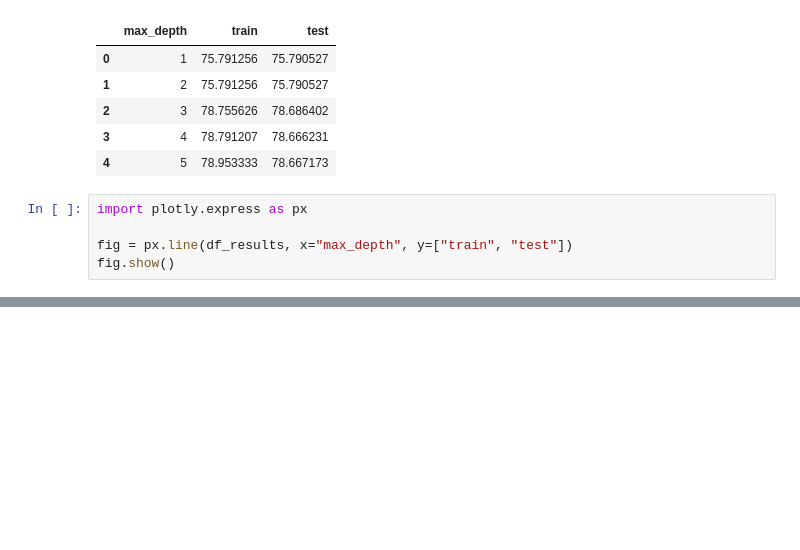
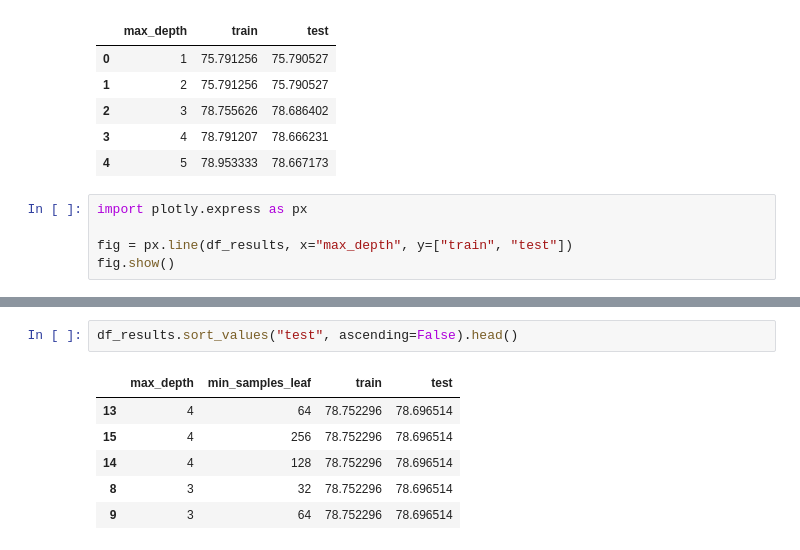
Before and after one commit to ledsouza/machine-learning-validacao, a Jupyter notebook: otimizacao.ipynb, the cells around one changed output, grey strips where cells are left out. Saved outputs shown, nothing was run; the diff lists cells and outputs as text; blank space fills up the shorter version.

```diff
--- a/otimizacao.ipynb
+++ b/otimizacao.ipynb
@@ -77,0 +119,9 @@ fig.show()
+# %%
+df_results.sort_values("test", ascending=False).head()
+# %% [output]
+|  | max_depth | min_samples_leaf | train | test |
+| 13 | 4 | 64 | 78.752296 | 78.696514 |
+| 15 | 4 | 256 | 78.752296 | 78.696514 |
+| 14 | 4 | 128 | 78.752296 | 78.696514 |
+| 8 | 3 | 32 | 78.752296 | 78.696514 |
+| 9 | 3 | 64 | 78.752296 | 78.696514 |
```
Also changed, not shown: parts of 5 cells of this notebook.
